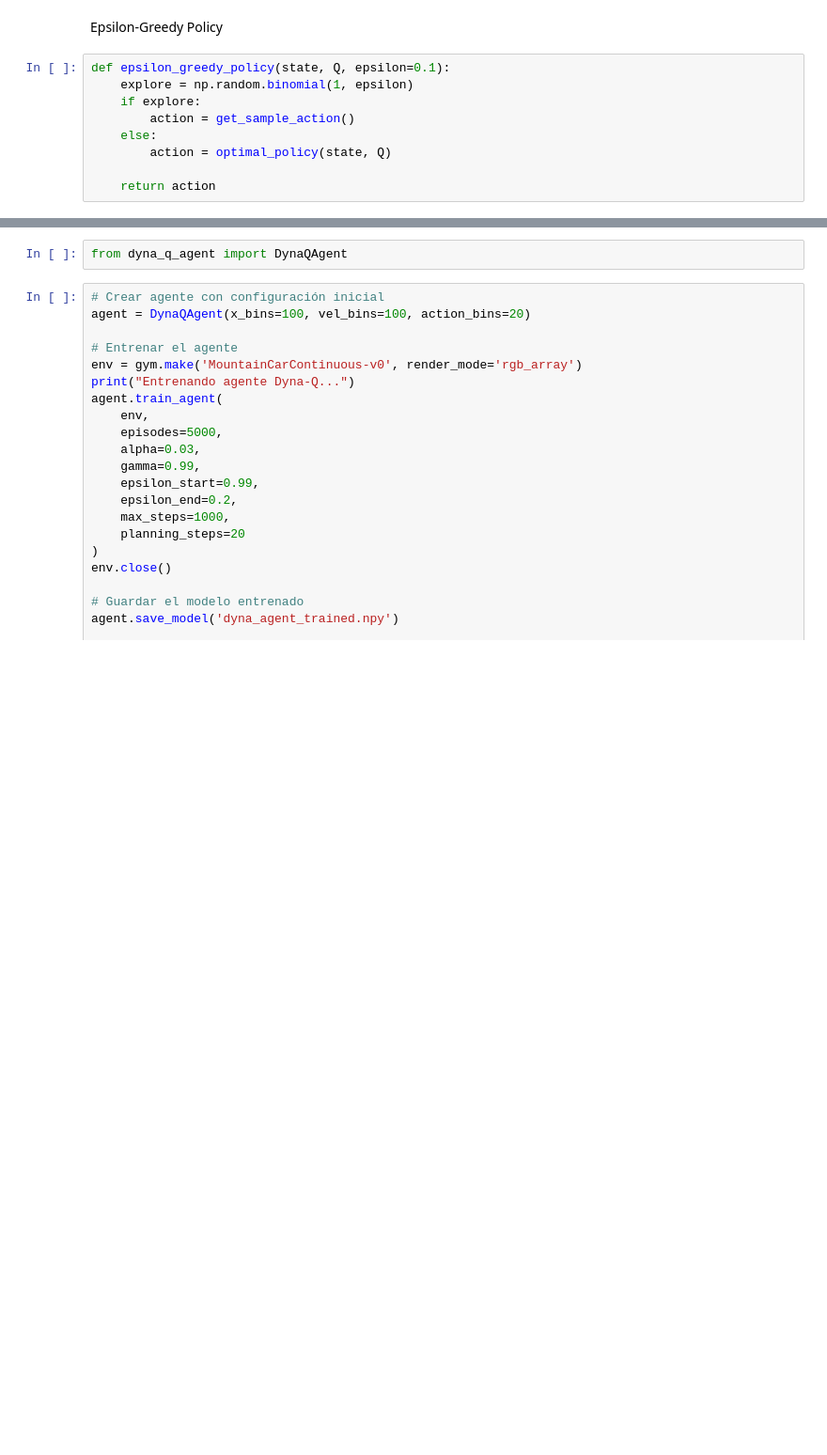
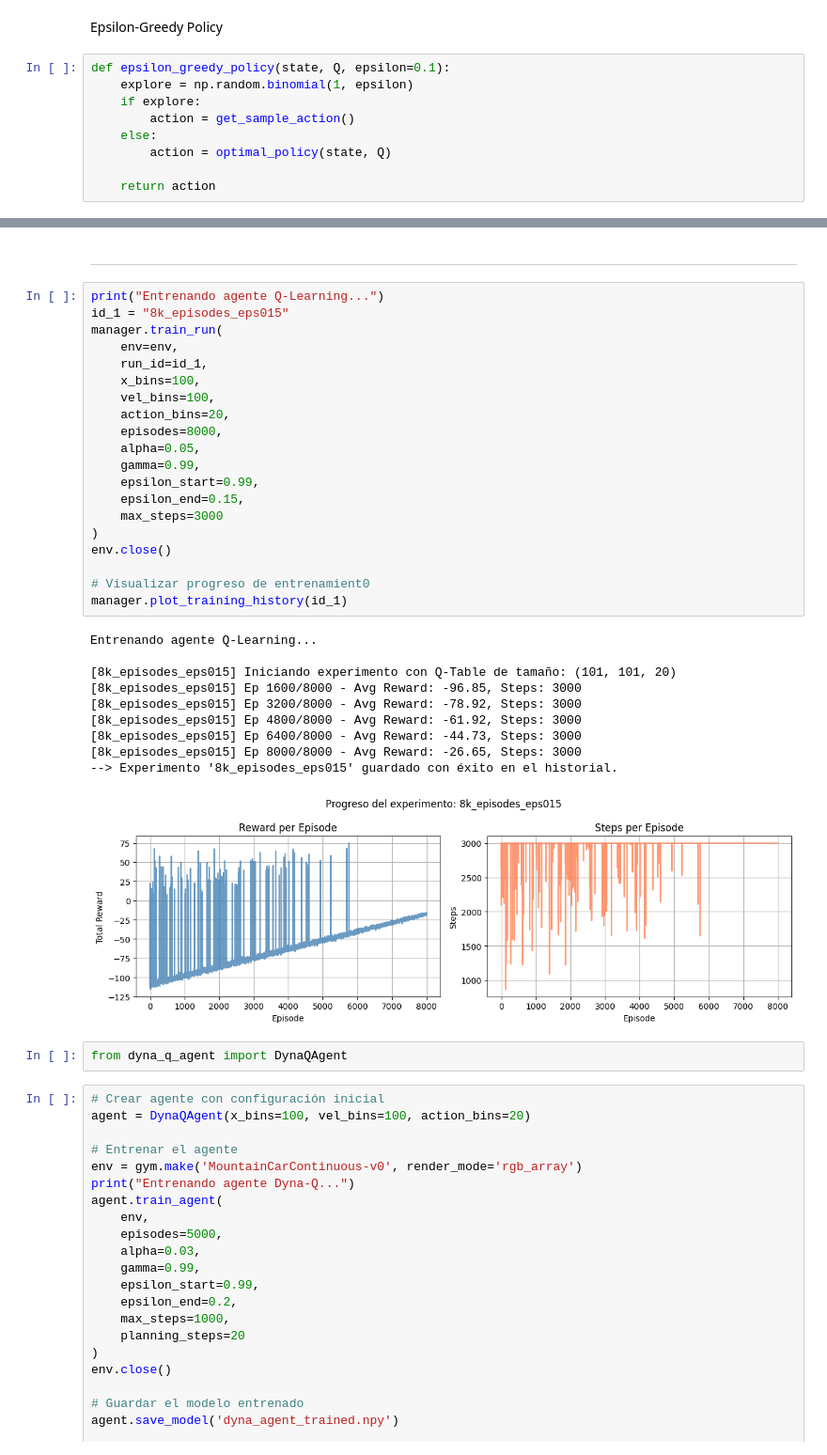
Before and after one commit to Martinabz/Obligatorio-IA-Abzaradel-Olaso-282958-281981-, a Jupyter notebook: Obligatorio Marzo 2026/MountainCarContinuous/continuous_mountain_car.ipynb, the cells around one changed output, grey strips where cells are left out. Shown at 94% size. Cells and saved outputs as stored; diff of their text form; blank space fills up the shorter version.

```diff
--- a/Obligatorio Marzo 2026/MountainCarContinuous/continuous_mountain_car.ipynb
+++ b/Obligatorio Marzo 2026/MountainCarContinuous/continuous_mountain_car.ipynb
@@ -175,3 +152,36 @@ Episode 8000/8000 - Avg Reward: -22.11, Steps: 3000
+# %% [markdown]
+----------------------------------------------------------------
+# %%
+print("Entrenando agente Q-Learning...")
+id_1 = "8k_episodes_eps015"
+manager.train_run(
+    env=env,
+    run_id=id_1,
+    x_bins=100,
+    vel_bins=100,
+    action_bins=20,
+    episodes=8000,
+    alpha=0.05,
+    gamma=0.99,
+    epsilon_start=0.99,
+    epsilon_end=0.15,
+    max_steps=3000
+)
+env.close()
+
+# Visualizar progreso de entrenamient0
+manager.plot_training_history(id_1)
+# %% [output]
+Entrenando agente Q-Learning...
+
+[8k_episodes_eps015] Iniciando experimento con Q-Table de tamaño: (101, 101, 20)
+[8k_episodes_eps015] Ep 1600/8000 - Avg Reward: -96.85, Steps: 3000
+[8k_episodes_eps015] Ep 3200/8000 - Avg Reward: -78.92, Steps: 3000
+[8k_episodes_eps015] Ep 4800/8000 - Avg Reward: -61.92, Steps: 3000
+[8k_episodes_eps015] Ep 6400/8000 - Avg Reward: -44.73, Steps: 3000
+[8k_episodes_eps015] Ep 8000/8000 - Avg Reward: -26.65, Steps: 3000
+--> Experimento '8k_episodes_eps015' guardado con éxito en el historial.
+[figure, added]
 # %%
 from dyna_q_agent import DynaQAgent
 # %%
```
Also changed, not shown: parts of 29 cells of this notebook, 3 other files.
